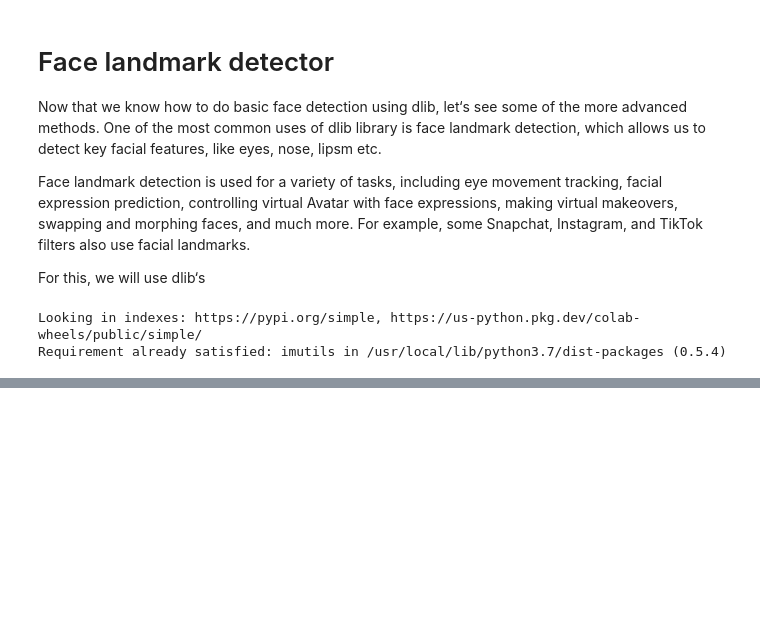
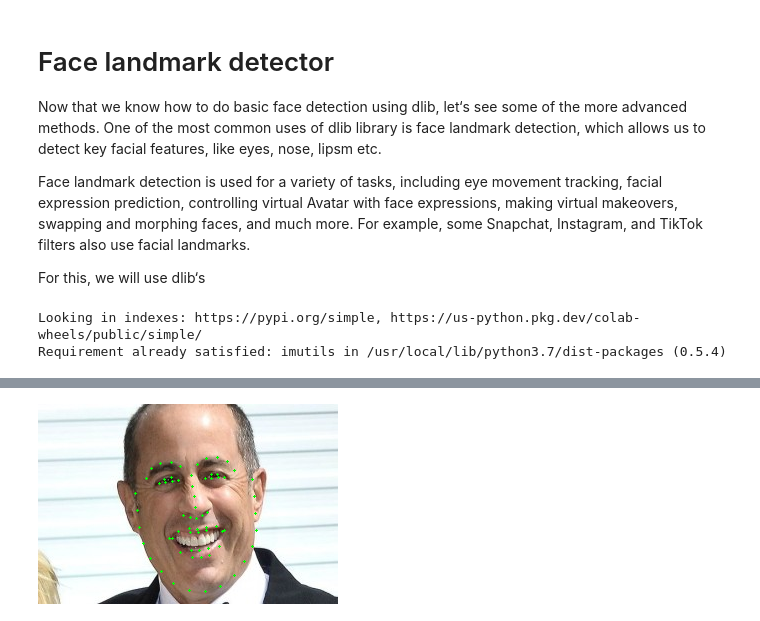
Before and after one commit to Coyote-Schmoyote/face-detection-dlib, a Jupyter notebook: face_detection_project.ipynb, the cells around one changed output, grey strips where cells are left out. Saved outputs shown, nothing was run; the diff lists cells and outputs as text; code cells hidden in the pictures; blank space fills up the shorter version.

```diff
--- a/face_detection_project.ipynb
+++ b/face_detection_project.ipynb
@@ -354,3 +336,5 @@ face_detector = dlib.get_frontal_face_detector()
 landmark_predictor = dlib.shape_predictor("/content/shape_predictor_68_face_landmarks.dat")
 # %%
 faces = face_detector(img6)
+# %%
+img6 = cv2.cvtColor(img6, cv2.COLOR_RGB2BGR)
@@ -356,0 +343,13 @@ faces = face_detector(img6)
+# %%
+def detect_landmarks(image):
+  for face in faces:
+    landmark = landmark_predictor(image, face)
+    landmark = face_utils.shape_to_np(landmark)
+
+    for(x,y) in landmark:
+      cv2.circle(image, (x, y),1, (0, 255, 0), -1)
+    cv2_imshow(image)
+# %%
+detect_landmarks(img6)
+# %% [output]
+[figure, added]
```
Also changed, not shown: parts of 7 cells of this notebook.
